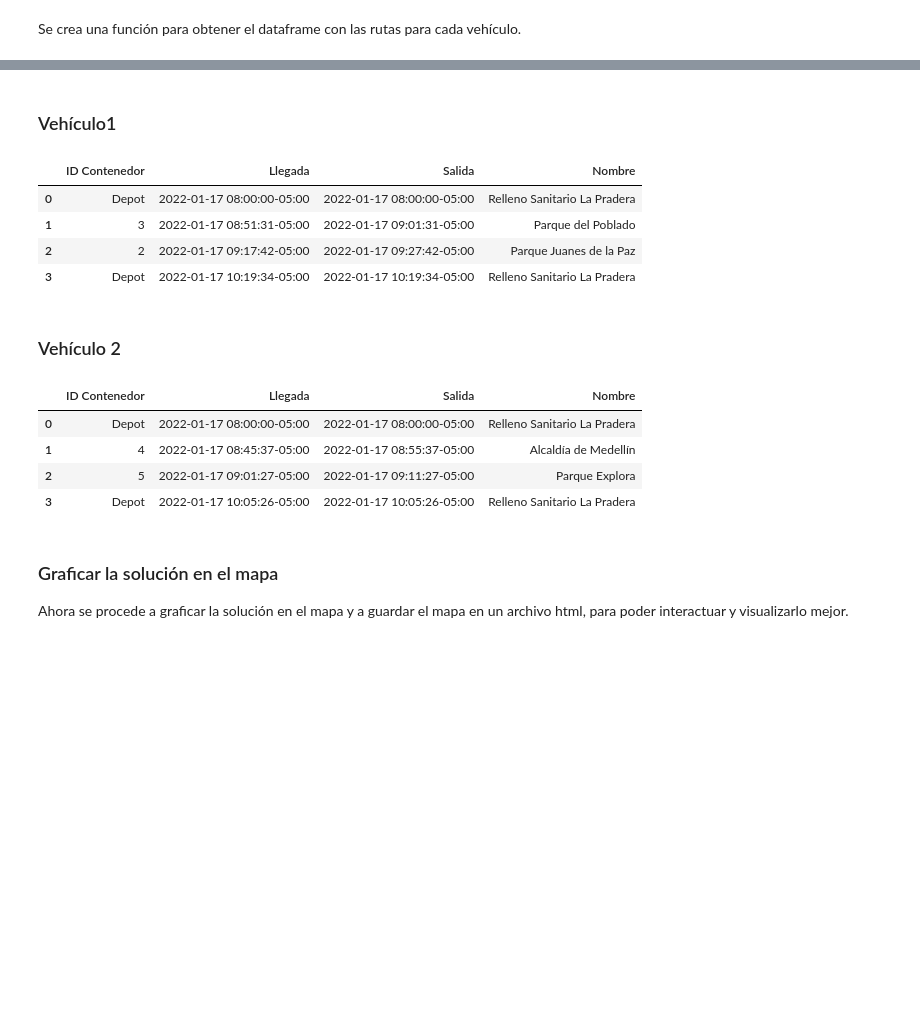
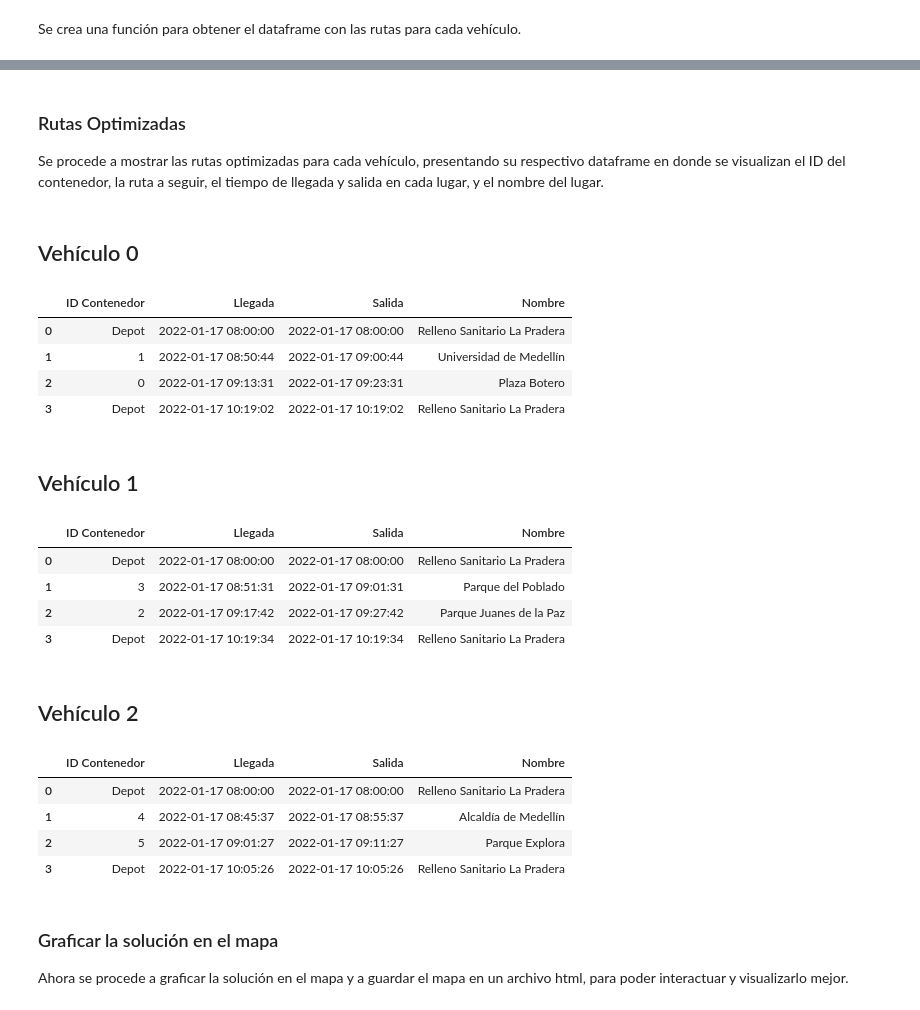
Before and after one commit to alejandrocarmu/FIWARE-VRP, a Jupyter notebook: VRP_ORS+VROOM_V1_1.ipynb, the cells around one changed output, grey strips where cells are left out. Saved outputs shown, nothing was run; the diff lists cells and outputs as text; code cells hidden in the pictures; blank space fills up the shorter version.

```diff
--- a/VRP_ORS+VROOM_V1_1.ipynb
+++ b/VRP_ORS+VROOM_V1_1.ipynb
@@ -348,6 +368,6 @@ Se crea una función para obtener el dataframe con las rutas para cada vehículo
 def df_stations(stations, num_vehicle):
     df_stations = pd.DataFrame(stations[num_vehicle], columns=["ID Contenedor", "Llegada", "Salida"])
     df_stations['Nombre'] = df_stations['ID Contenedor'].apply(lambda x: depot['name'] if x == 'Depot' else contenedores_data['name'][x])
-    df_stations['Llegada'] = pd.to_datetime(df_stations['Llegada'], unit='s').dt.tz_localize(tz='UTC').dt.tz_convert('America/Bogota')
-    df_stations['Salida'] = pd.to_datetime(df_stations['Salida'], unit='s').dt.tz_localize(tz='UTC').dt.tz_convert('America/Bogota')
+    df_stations['Llegada'] = pd.to_datetime(df_stations['Llegada'], unit='s')#.dt.tz_localize(tz='UTC').dt.tz_convert('America/Bogota')
+    df_stations['Salida'] = pd.to_datetime(df_stations['Salida'], unit='s')#.dt.tz_localize(tz='UTC').dt.tz_convert('America/Bogota')
     return df_stations
@@ -366,23 +374,31 @@ df_stations(stations, 0)
-# %% [markdown]
-### Vehículo1
-# %%
-df_stations(stations, 1)
-# %% [output]
-|  | ID Contenedor | Llegada | Salida | Nombre |
-| 0 | Depot | 2022-01-17 08:00:00-05:00 | 2022-01-17 08:00:00-05:00 | Relleno Sanitario La Pradera |
-| 1 | 3 | 2022-01-17 08:51:31-05:00 | 2022-01-17 09:01:31-05:00 | Parque del Poblado |
-| 2 | 2 | 2022-01-17 09:17:42-05:00 | 2022-01-17 09:27:42-05:00 | Parque Juanes de la Paz |
-| 3 | Depot | 2022-01-17 10:19:34-05:00 | 2022-01-17 10:19:34-05:00 | Relleno Sanitario La Pradera |
-# %% [markdown]
-### Vehículo 2
-# %%
-df_stations(stations, 2)
-# %% [output]
-|  | ID Contenedor | Llegada | Salida | Nombre |
-| 0 | Depot | 2022-01-17 08:00:00-05:00 | 2022-01-17 08:00:00-05:00 | Relleno Sanitario La Pradera |
-| 1 | 4 | 2022-01-17 08:45:37-05:00 | 2022-01-17 08:55:37-05:00 | Alcaldía de Medellín |
-| 2 | 5 | 2022-01-17 09:01:27-05:00 | 2022-01-17 09:11:27-05:00 | Parque Explora |
-| 3 | Depot | 2022-01-17 10:05:26-05:00 | 2022-01-17 10:05:26-05:00 | Relleno Sanitario La Pradera |
+# %% [markdown]
+### Rutas Optimizadas
+Se procede a mostrar las rutas optimizadas para cada vehículo, presentando su respectivo dataframe en donde se visualizan el ID del contenedor, la ruta a seguir, el tiempo de llegada y salida en cada lugar, y el nombre del lugar.
+# %%
+from IPython.display import display, Markdown
+
+for num_vehicle in range(num_vehicles):
+    display(Markdown('<h2>Vehículo {}</h2>'.format(num_vehicle)))
+    display(df_stations(stations, num_vehicle))
+# %% [output]
+<h2>Vehículo 0</h2>
+|  | ID Contenedor | Llegada | Salida | Nombre |
+| 0 | Depot | 2022-01-17 08:00:00 | 2022-01-17 08:00:00 | Relleno Sanitario La Pradera |
+| 1 | 1 | 2022-01-17 08:50:44 | 2022-01-17 09:00:44 | Universidad de Medellín |
+| 2 | 0 | 2022-01-17 09:13:31 | 2022-01-17 09:23:31 | Plaza Botero |
+| 3 | Depot | 2022-01-17 10:19:02 | 2022-01-17 10:19:02 | Relleno Sanitario La Pradera |
+<h2>Vehículo 1</h2>
+|  | ID Contenedor | Llegada | Salida | Nombre |
+| 0 | Depot | 2022-01-17 08:00:00 | 2022-01-17 08:00:00 | Relleno Sanitario La Pradera |
+| 1 | 3 | 2022-01-17 08:51:31 | 2022-01-17 09:01:31 | Parque del Poblado |
+| 2 | 2 | 2022-01-17 09:17:42 | 2022-01-17 09:27:42 | Parque Juanes de la Paz |
+| 3 | Depot | 2022-01-17 10:19:34 | 2022-01-17 10:19:34 | Relleno Sanitario La Pradera |
+<h2>Vehículo 2</h2>
+|  | ID Contenedor | Llegada | Salida | Nombre |
+| 0 | Depot | 2022-01-17 08:00:00 | 2022-01-17 08:00:00 | Relleno Sanitario La Pradera |
+| 1 | 4 | 2022-01-17 08:45:37 | 2022-01-17 08:55:37 | Alcaldía de Medellín |
+| 2 | 5 | 2022-01-17 09:01:27 | 2022-01-17 09:11:27 | Parque Explora |
+| 3 | Depot | 2022-01-17 10:05:26 | 2022-01-17 10:05:26 | Relleno Sanitario La Pradera |
 # %% [markdown]
 ### Graficar la solución en el mapa
 Ahora se procede a graficar la solución en el mapa y a guardar el mapa en un archivo html, para poder interactuar y visualizarlo mejor.
```
Also changed, not shown: parts of 9 cells of this notebook.
